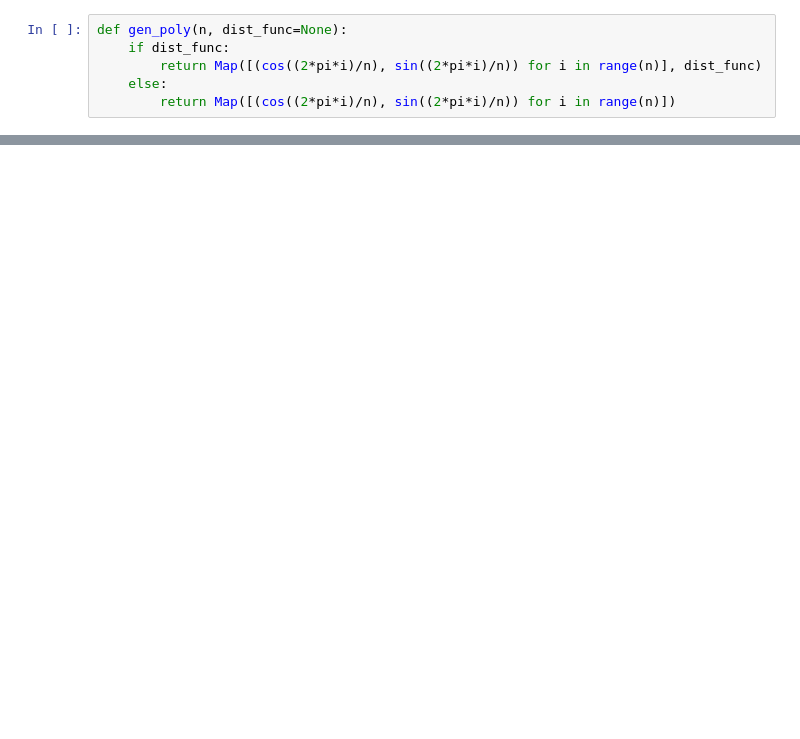
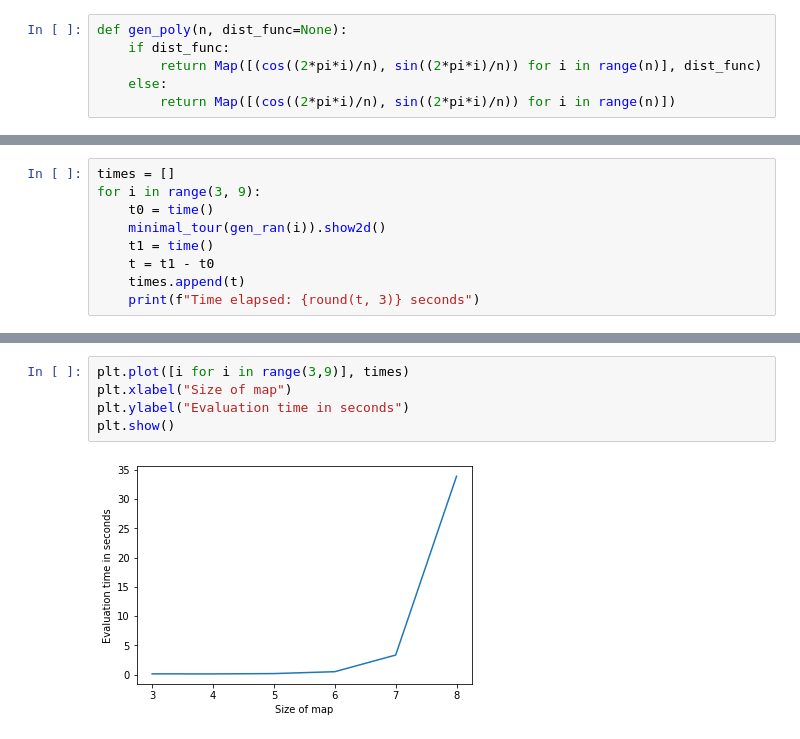
Before and after one commit to Pullabhatla/M2R, a Jupyter notebook: notebooks/brute.ipynb, the cells around one changed output, grey strips where cells are left out. Drawn from its saved outputs; the diff is of its cells as text; blank space fills up the shorter version.

```diff
--- a/notebooks/brute.ipynb
+++ b/notebooks/brute.ipynb
@@ -22,0 +59,9 @@ l.show2d()
+# %%
+times = []
+for i in range(3, 9):
+    t0 = time()
+    minimal_tour(gen_ran(i)).show2d()
+    t1 = time()
+    t = t1 - t0
+    times.append(t)
+    print(f"Time elapsed: {round(t, 3)} seconds")
@@ -22,0 +81,7 @@ l.show2d()
+# %%
+plt.plot([i for i in range(3,9)], times)
+plt.xlabel("Size of map")
+plt.ylabel("Evaluation time in seconds")
+plt.show()
+# %% [output]
+[figure, added]
```
Also changed, not shown: parts of 12 cells of this notebook, 1 other file.
